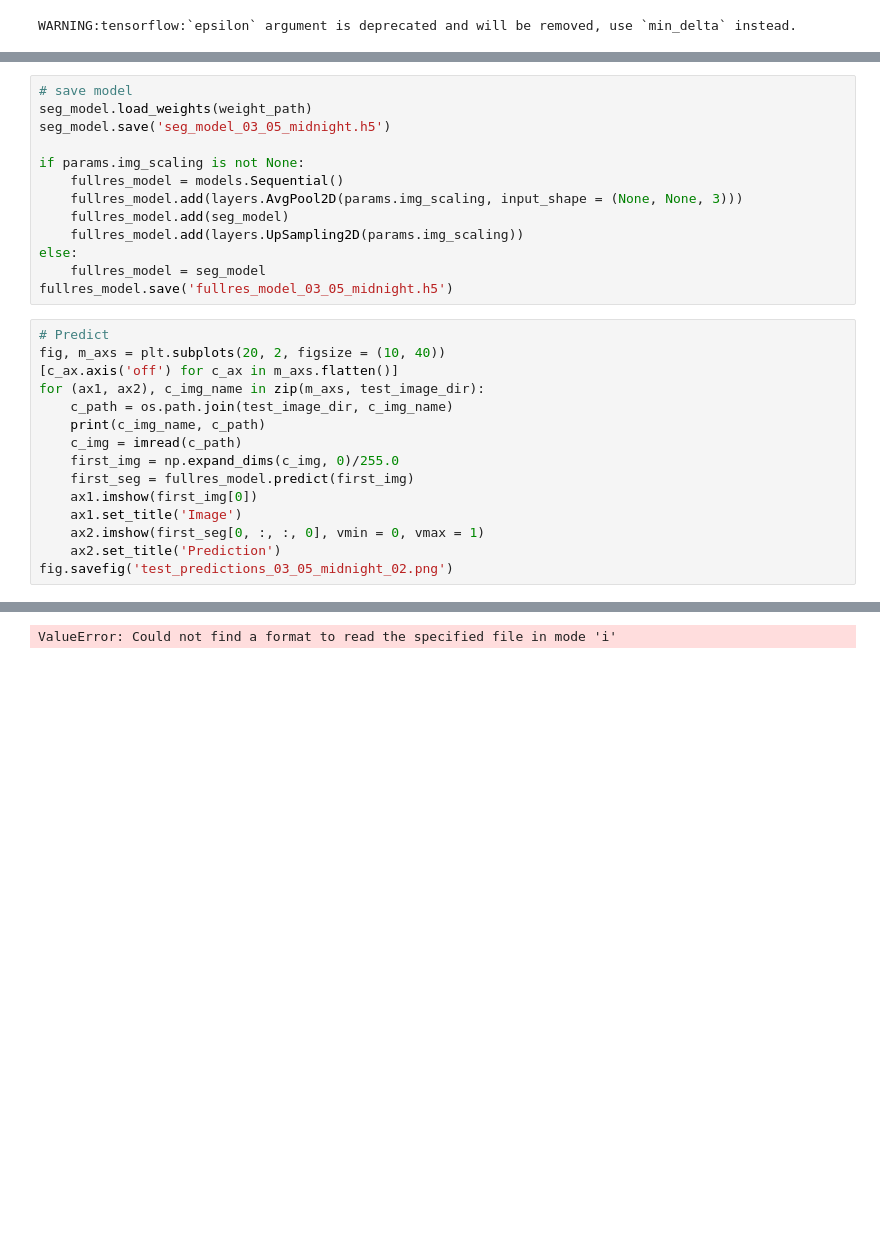
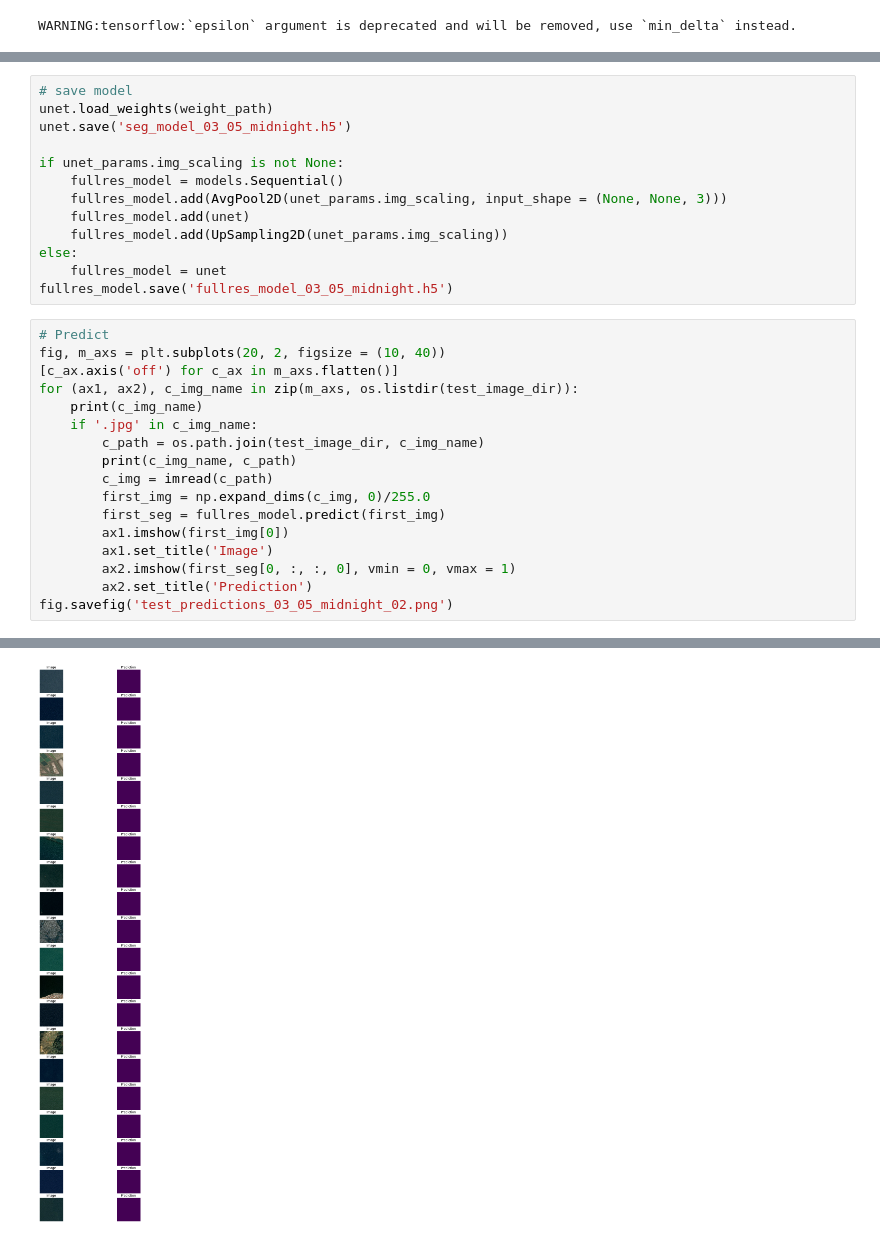
Before and after one commit to blainerothrock/airbus-ship-detection, a Jupyter notebook: submission.ipynb, the cells around one changed output, grey strips where cells are left out. Cells and saved outputs as stored; diff of their text form.

```diff
--- a/submission.ipynb
+++ b/submission.ipynb
@@ -682,29 +696,31 @@ show_loss(loss_history)
 # %%
 # save model
-seg_model.load_weights(weight_path)
-seg_model.save('seg_model_03_05_midnight.h5')
+unet.load_weights(weight_path)
+unet.save('seg_model_03_05_midnight.h5')
 
-if params.img_scaling is not None:
+if unet_params.img_scaling is not None:
     fullres_model = models.Sequential()
-    fullres_model.add(layers.AvgPool2D(params.img_scaling, input_shape = (None, None, 3)))
-    fullres_model.add(seg_model)
-    fullres_model.add(layers.UpSampling2D(params.img_scaling))
+    fullres_model.add(AvgPool2D(unet_params.img_scaling, input_shape = (None, None, 3)))
+    fullres_model.add(unet)
+    fullres_model.add(UpSampling2D(unet_params.img_scaling))
 else:
-    fullres_model = seg_model
+    fullres_model = unet
 fullres_model.save('fullres_model_03_05_midnight.h5')
 # %%
 # Predict
 fig, m_axs = plt.subplots(20, 2, figsize = (10, 40))
 [c_ax.axis('off') for c_ax in m_axs.flatten()]
-for (ax1, ax2), c_img_name in zip(m_axs, test_image_dir):
-    c_path = os.path.join(test_image_dir, c_img_name)
-    print(c_img_name, c_path)
-    c_img = imread(c_path)
-    first_img = np.expand_dims(c_img, 0)/255.0
-    first_seg = fullres_model.predict(first_img)
-    ax1.imshow(first_img[0])
-    ax1.set_title('Image')
-    ax2.imshow(first_seg[0, :, :, 0], vmin = 0, vmax = 1)
-    ax2.set_title('Prediction')
+for (ax1, ax2), c_img_name in zip(m_axs, os.listdir(test_image_dir)):
+    print(c_img_name)
+    if '.jpg' in c_img_name:
+        c_path = os.path.join(test_image_dir, c_img_name)
+        print(c_img_name, c_path)
+        c_img = imread(c_path)
+        first_img = np.expand_dims(c_img, 0)/255.0
+        first_seg = fullres_model.predict(first_img)
+        ax1.imshow(first_img[0])
+        ax1.set_title('Image')
+        ax2.imshow(first_seg[0, :, :, 0], vmin = 0, vmax = 1)
+        ax2.set_title('Prediction')
 fig.savefig('test_predictions_03_05_midnight_02.png')
 # %% [output]
@@ -712,2 +744 @@ fig.savefig('test_predictions_03_05_midnight_02.png')
-ValueError: Could not find a format to read the specified file in mode 'i'
-[figure, old version]
+[figure, new version]
```
Also changed, not shown: parts of 8 cells of this notebook, 9 other files.
